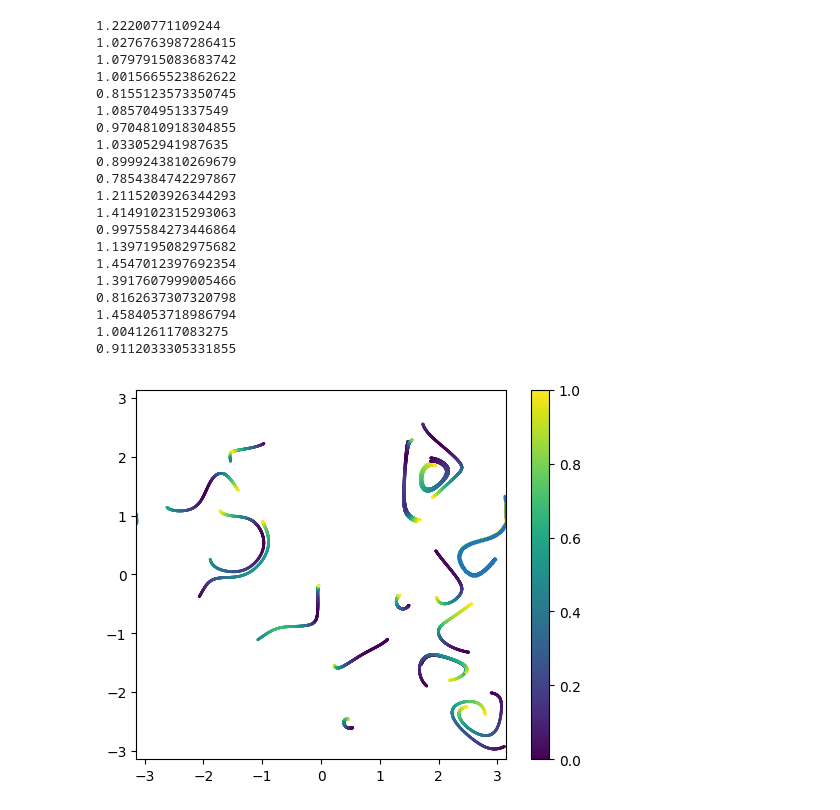
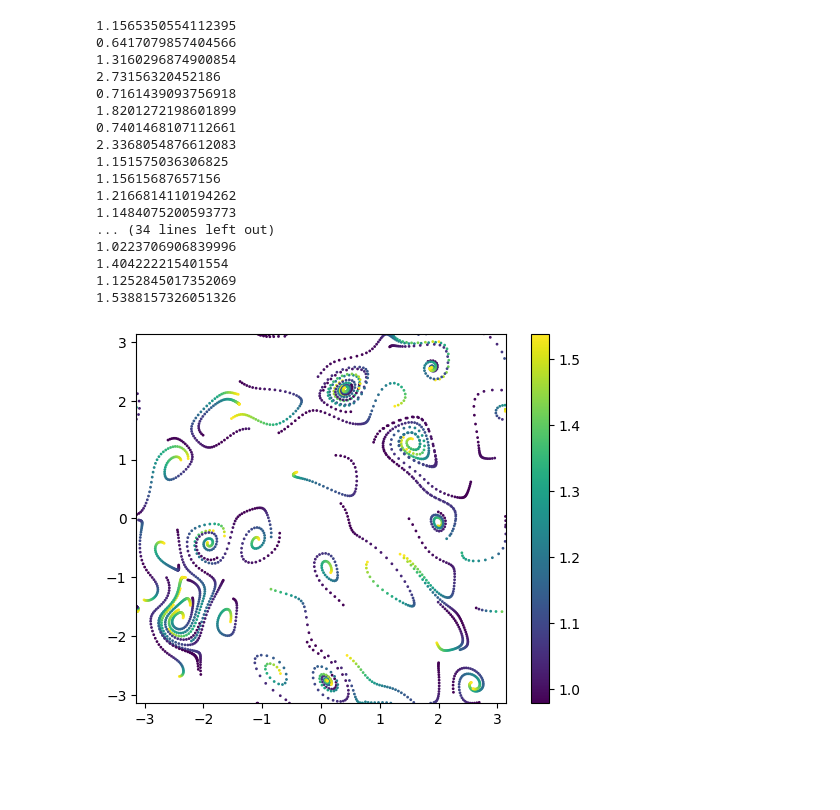
Before and after one commit to bpellow/m2rproject, a Jupyter notebook: lagrangian_integrator/testing/testing.ipynb, the cells around one changed output. Saved outputs shown, nothing was run; the diff lists cells and outputs as text; code cells hidden in the pictures; blank space fills up the shorter version.

```diff
--- a/lagrangian_integrator/testing/testing.ipynb
+++ b/lagrangian_integrator/testing/testing.ipynb
@@ -170,15 +170,32 @@ def f(t,pos,gamma):
   return np.array([u,v])
 
 #modify to make psi velocity field.
-size_of_matrix = 16
-TimeSnapshot = 81 #and check every r days
-r=15
+size_of_matrix = 21
+Number_of_snapshots = 81 #and check every r days
+r=1
 X = np.linspace(-np.pi, np.pi, size_of_matrix)
 Y = X
-psi = np.zeros((TimeSnapshot, len(X), len(Y)), dtype = complex)
-for a in range(TimeSnapshot):
+psi = np.zeros((Number_of_snapshots, len(X), len(Y)), dtype = complex)
+for a in range(Number_of_snapshots):
   for b in range(len(X)):
     for c in range(len(Y)):
-      psi[a][b][c] = np.sum(A(K,L)*np.exp(1j*(K*X[b]+L*Y[c]-omega_vals*(a*r)+phi)))
-#now psi has been generated
-#print(2*np.pi-X[-1])
+      if not Number_of_snapshots*r % 10:       #so every 10 days we change phi
+         np.random.seed(0)
+         phi = np.random.uniform(0,2*np.pi,size=(N,N))
+      psi[a,b,c] = np.sum(A(K,L)*np.exp(1j*(K*X[b]+L*Y[c]-omega_vals*(a*r)+phi)))
+
+#def diff_wrt_y(original_matrix):
+#    nt, nx, ny = original_matrix.shape
+#    umatrix = np.copy(original_matrix)
+#    for i in range(nt):
+#        umatrix[i] = np.gradient(original_matrix[i], axis=1)
+    #print(umatrix)
+#    return umatrix
+
+#negdpsidy= -1*diff_wrt_y(psi)
+#test=0
+#for a in range(Number_of_snapshots):
+#  for b in range(len(X)):
+#    for c in range(len(Y)):
+#       test+=np.real(negdpsidy[a,b,c])
+#print(test/(51*51*81))
@@ -185,10 +212,10 @@ for a in range(TimeSnapshot):
 # %%
-positions = np.random.rand(20, 2)*2*np.pi
+positions = np.random.rand(50, 2)*2*np.pi
 concentrations = np.ones((1, 1))
 X=np.linspace(0, 2*np.pi, size_of_matrix)
 Y=X
-dt=0.05
-num_steps=500
+dt=1
+num_steps=50
 L=np.pi
 velocity_field = psi
 phase_field = psi
@@ -198,41 +225,38 @@ path = integrate_particles(positions, concentrations, velocity_field, X, Y, dt,
 # %%
 xcoords = [path[i][0][0]-np.pi for i in range(num_steps+1)]
 ycoords = [path[i][0][1]-np.pi for i in range(num_steps+1)]
 #print(xcoords)
 #print(ycoords)
 #print(len(xcoords))
 
 #plt.plot(xcoords, ycoords)
 #plt.scatter(xcoords, ycoords ,s=4)
 fig, ax = plt.subplots()
 for i in range(len(positions)):
     plt.scatter([path[j][i][0]-np.pi for j in range(num_steps+1)],[path[j][i][1]-np.pi for j in range(num_steps+1)], s=1, c=[path[j][i][2] for j in range(num_steps+1)])
     print([path[j][i][2] for j in range(num_steps+1)][-1])
-plt.scatter(xcoords, ycoords, s=2)
+#plt.scatter(xcoords, ycoords, s=2)
 plt.xlim(-np.pi, np.pi)
 plt.ylim(-np.pi, np.pi)
 plt.colorbar()
 plt.gca().set_aspect('equal')
 plt.show()
 # %% [output]
-1.22200771109244
-1.0276763987286415
-1.0797915083683742
-1.0015665523862622
-0.8155123573350745
-1.085704951337549
-0.9704810918304855
-1.033052941987635
-0.8999243810269679
-0.7854384742297867
-1.2115203926344293
-1.4149102315293063
-0.9975584273446864
-1.1397195082975682
-1.4547012397692354
-1.3917607999005466
-0.8162637307320798
-1.4584053718986794
-1.004126117083275
-0.9112033305331855
+1.1565350554112395
+0.6417079857404566
+1.3160296874900854
+2.73156320452186
+0.7161439093756918
+1.8201272198601899
+0.7401468107112661
+2.3368054876612083
+1.151575036306825
+1.15615687657156
+1.2166814110194262
+1.1484075200593773
+... (34 lines left out)
+1.0223706906839996
+1.404222215401554
+1.1252845017352069
+1.5388157326051326
-[figure, old version]
+[figure, new version]
```
Also changed, not shown: parts of 4 cells of this notebook.
